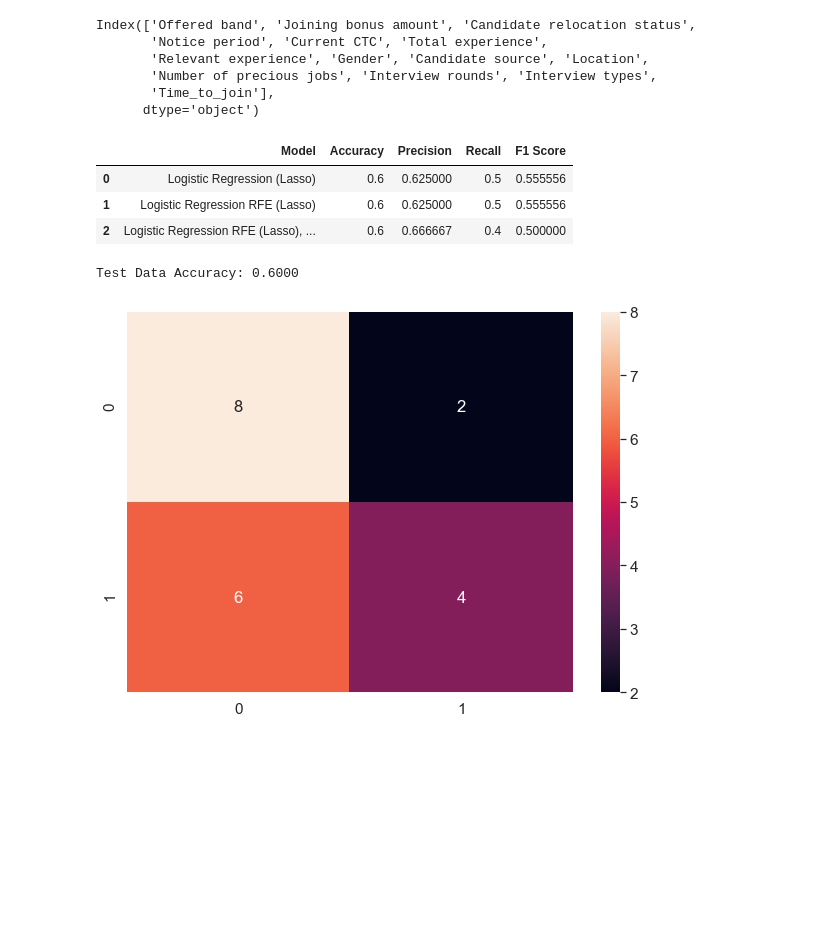
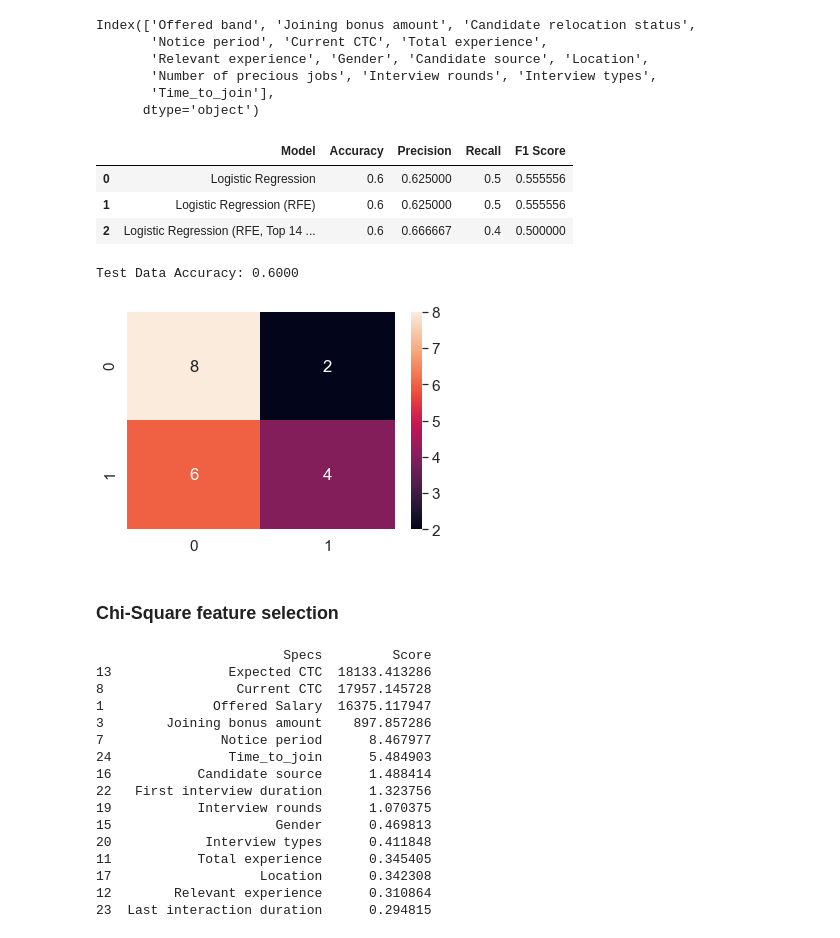
Before and after one commit to karunyads/MiniProject-FE, a Jupyter notebook: FE_PROJECT1_06.ipynb, the cells around one changed output. Saved outputs shown, nothing was run; the diff lists cells and outputs as text; code cells hidden in the pictures; blank space fills up the shorter version.

Commit message:
Added chi2 feature selection

```diff
--- a/FE_PROJECT1_06.ipynb
+++ b/FE_PROJECT1_06.ipynb
@@ -754,8 +757,6 @@ results
 # %%
 cm = confusion_matrix(y_test, y_pred) # rows = truth, cols = prediction
 df_cm = pd.DataFrame(cm, index = (0, 1), columns = (0, 1))
-plt.figure(figsize = (10,7))
-sns.set(font_scale=1.4)
 sns.heatmap(df_cm, annot=True, fmt='g')
 print("Test Data Accuracy: %0.4f" % accuracy_score(y_test, y_pred))
 # %% [output]
@@ -812,8 +812,6 @@ results
 # %%
 cm = confusion_matrix(y_test, y_pred) # rows = truth, cols = prediction
 df_cm = pd.DataFrame(cm, index = (0, 1), columns = (0, 1))
-plt.figure(figsize = (10,7))
-sns.set(font_scale=1.4)
 sns.heatmap(df_cm, annot=True, fmt='g')
 print("Test Data Accuracy: %0.4f" % accuracy_score(y_test, y_pred))
 # %% [output]
@@ -844,7 +842,6 @@ Index(['Offered band', 'Joining bonus amount', 'Candidate relocation status',
       dtype='object')
 # %%
 # Fitting Model to the Training Set
-from sklearn.linear_model import LogisticRegression
 classifier = LogisticRegression(random_state=0, penalty= 'l2')
 classifier.fit(X_train[X_train.columns[rfe.support_]], y_train)
 
@@ -855,23 +852,23 @@ prec = precision_score(y_test, y_pred)
 rec = recall_score(y_test, y_pred)
 f1 = f1_score(y_test, y_pred)
 
-model_results = pd.DataFrame([['Logistic Regression RFE (Lasso), 14 features', acc, prec, rec, f1]],
+model_results = pd.DataFrame([['Logistic Regression (RFE, Top 14 features)', acc, prec, rec, f1]],
                columns = ['Model', 'Accuracy', 'Precision', 'Recall', 'F1 Score'])
 
 results = results.append(model_results, ignore_index = True)
 results
 # %% [output]
 |  | Model | Accuracy | Precision | Recall | F1 Score |
-| 0 | Logistic Regression (Lasso) | 0.6 | 0.625000 | 0.5 | 0.555556 |
-| 1 | Logistic Regression RFE (Lasso) | 0.6 | 0.625000 | 0.5 | 0.555556 |
-| 2 | Logistic Regression RFE (Lasso), ... | 0.6 | 0.666667 | 0.4 | 0.500000 |
+| 0 | Logistic Regression | 0.6 | 0.625000 | 0.5 | 0.555556 |
+| 1 | Logistic Regression (RFE) | 0.6 | 0.625000 | 0.5 | 0.555556 |
+| 2 | Logistic Regression (RFE, Top 14 ... | 0.6 | 0.666667 | 0.4 | 0.500000 |
 # %%
 cm = confusion_matrix(y_test, y_pred) # rows = truth, cols = prediction
 df_cm = pd.DataFrame(cm, index = (0, 1), columns = (0, 1))
-plt.figure(figsize = (10,7))
-sns.set(font_scale=1.4)
 sns.heatmap(df_cm, annot=True, fmt='g')
 print("Test Data Accuracy: %0.4f" % accuracy_score(y_test, y_pred))
 # %% [output]
 Test Data Accuracy: 0.6000
-[figure, old version]
+[figure, new version]
+# %% [markdown]
+### Chi-Square feature selection
@@ -877,0 +879,25 @@ Test Data Accuracy: 0.6000
+# %%
+dfscores = pd.DataFrame(X_kbest_features.scores_)
+dfcolumns = pd.DataFrame(X.columns)
+
+#concat two dataframes for better visualization
+featureScores = pd.concat([dfcolumns,dfscores],axis=1)
+featureScores.columns = ['Specs','Score']  #naming the dataframe columns
+print(featureScores.nlargest(15,'Score'))  #print 10 best features
+# %% [output]
+                        Specs         Score
+13               Expected CTC  18133.413286
+8                 Current CTC  17957.145728
+1              Offered Salary  16375.117947
+3        Joining bonus amount    897.857286
+7               Notice period      8.467977
+24               Time_to_join      5.484903
+16           Candidate source      1.488414
+22   First interview duration      1.323756
+19           Interview rounds      1.070375
+15                     Gender      0.469813
+20            Interview types      0.411848
+11           Total experience      0.345405
+17                   Location      0.342308
+12        Relevant experience      0.310864
+23  Last interaction duration      0.294815
```
Also changed, not shown: parts of 14 cells of this notebook.
